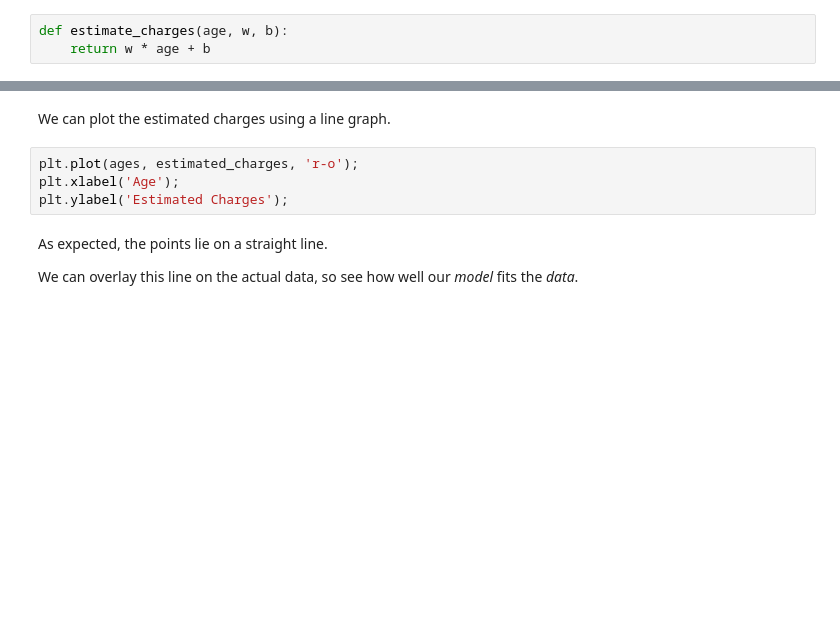
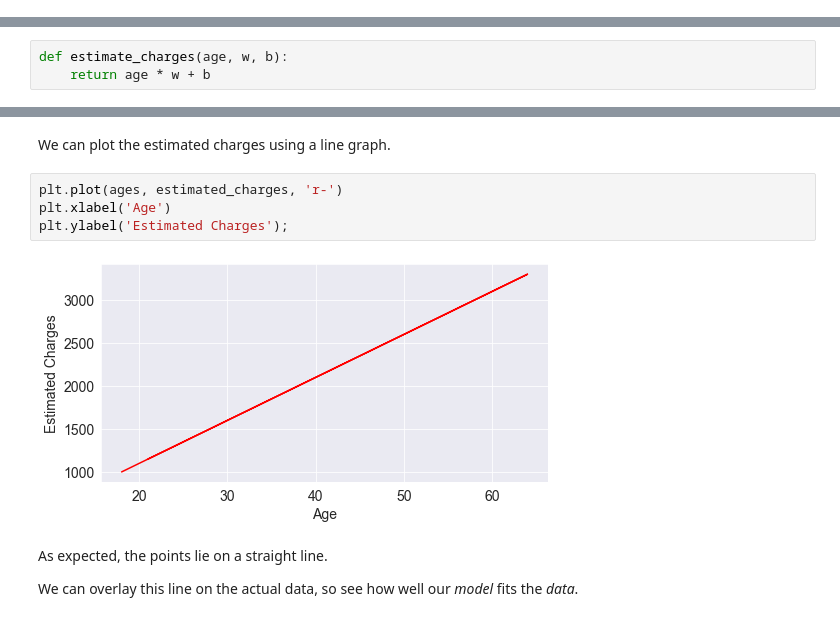
Before and after one commit to bboomm1218/machine_learning, a Jupyter notebook: python-sklearn-linear-regression-v-23/python-sklearn-linear-regression.ipynb, the cells around one changed output, grey strips where cells are left out. Cells and saved outputs as stored; diff of their text form; blank space fills up the shorter version.

```diff
--- a/python-sklearn-linear-regression-v-23/python-sklearn-linear-regression.ipynb
+++ b/python-sklearn-linear-regression-v-23/python-sklearn-linear-regression.ipynb
@@ -601,13 +603,13 @@ We'll try determine $w$ and $b$ for the line that best fits the data.
 * The values in the "age" column of the dataset are called the _inputs_ to the model and the values in the charges column are called "targets".
 
 Let define a helper function `estimate_charges`, to compute $charges$, given $age$, $w$ and $b$.
-# %%
-def estimate_charges(age, w, b):
-    return w * age + b
 # %% [markdown]
 The `estimate_charges` function is our very first _model_.
 
 Let's _guess_ the values for $w$ and $b$ and use them to estimate the value for charges.
+# %%
+def estimate_charges(age, w, b):
+    return age * w + b
 # %%
 w = 50
 b = 100
@@ -617,9 +667,11 @@ estimated_charges = estimate_charges(ages, w, b)
 # %% [markdown]
 We can plot the estimated charges using a line graph.
 # %%
-plt.plot(ages, estimated_charges, 'r-o');
-plt.xlabel('Age');
+plt.plot(ages, estimated_charges, 'r-')
+plt.xlabel('Age')
 plt.ylabel('Estimated Charges');
+# %% [output]
+[figure, added]
 # %% [markdown]
 As expected, the points lie on a straight line.
 
```
Also changed, not shown: parts of 61 cells of this notebook.
